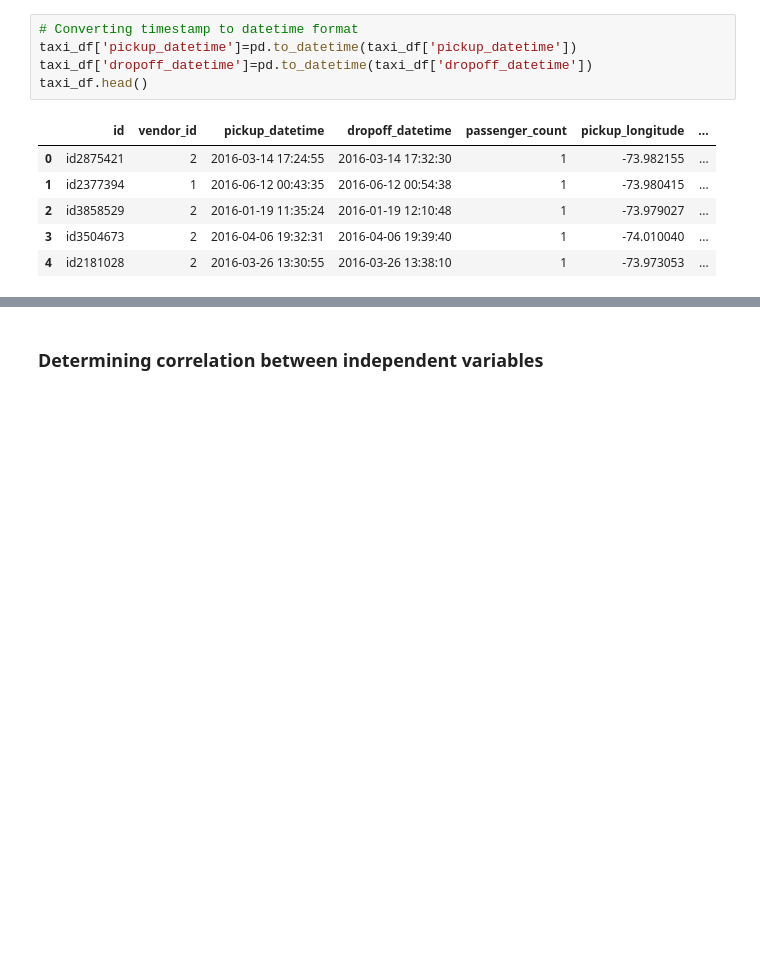
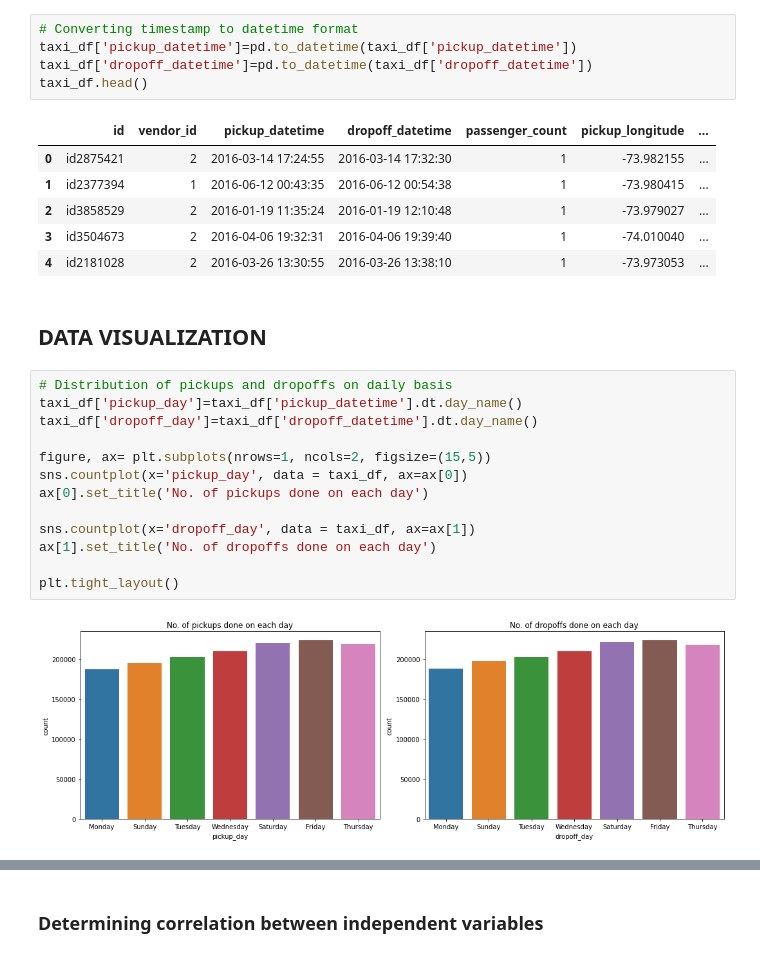
Before and after one commit to Jahnavi-Jaolekar/NYC-Taxi-time-prediction, a Jupyter notebook: NYC_taxi_trip_time_prediction.ipynb, the cells around one changed output, grey strips where cells are left out. Cells and saved outputs as stored; diff of their text form; blank space fills up the shorter version.

```diff
--- a/NYC_taxi_trip_time_prediction.ipynb
+++ b/NYC_taxi_trip_time_prediction.ipynb
@@ -125,3 +139,20 @@ taxi_df.head()
 | 2 | id3858529 | 2 | 2016-01-19 11:35:24 | 2016-01-19 12:10:48 | 1 | -73.979027 | ... |
 | 3 | id3504673 | 2 | 2016-04-06 19:32:31 | 2016-04-06 19:39:40 | 1 | -74.010040 | ... |
 | 4 | id2181028 | 2 | 2016-03-26 13:30:55 | 2016-03-26 13:38:10 | 1 | -73.973053 | ... |
+# %% [markdown]
+## **DATA VISUALIZATION**
+# %%
+# Distribution of pickups and dropoffs on daily basis
+taxi_df['pickup_day']=taxi_df['pickup_datetime'].dt.day_name()
+taxi_df['dropoff_day']=taxi_df['dropoff_datetime'].dt.day_name()
+
+figure, ax= plt.subplots(nrows=1, ncols=2, figsize=(15,5))
+sns.countplot(x='pickup_day', data = taxi_df, ax=ax[0])
+ax[0].set_title('No. of pickups done on each day')
+
+sns.countplot(x='dropoff_day', data = taxi_df, ax=ax[1])
+ax[1].set_title('No. of dropoffs done on each day')
+
+plt.tight_layout()
+# %% [output]
+[figure, added]
```
Also changed, not shown: parts of 14 cells of this notebook.
